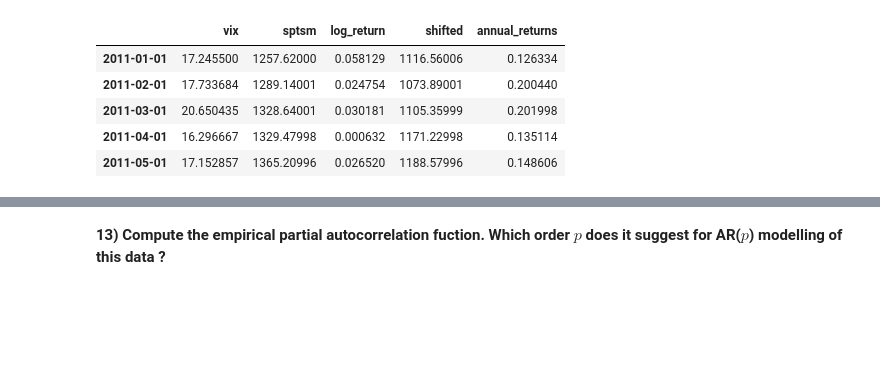
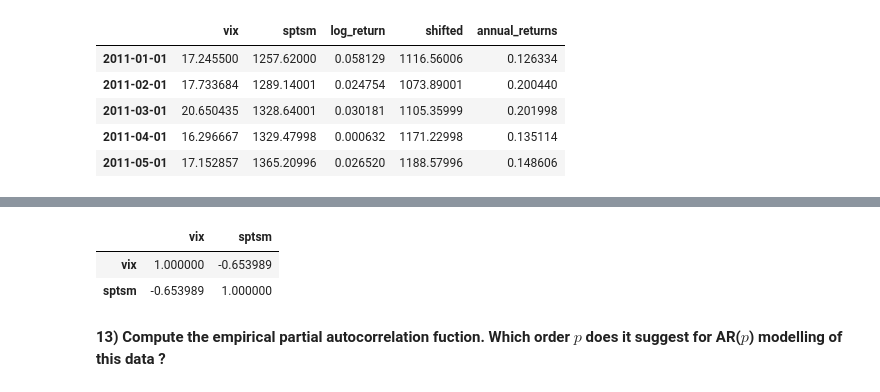
Before and after one commit to SushiFou/Time-Series---Financial-Data-, a Jupyter notebook: TP1_Time_Series_Kervella.ipynb, the cells around one changed output, grey strips where cells are left out. Cells and saved outputs as stored; diff of their text form; code cells hidden in the pictures; blank space fills up the shorter version.

```diff
--- a/TP1_Time_Series_Kervella.ipynb
+++ b/TP1_Time_Series_Kervella.ipynb
@@ -661,3 +673,9 @@ df_4.head()
+# %%
+df_4[['vix','sptsm']].corr()
+# %% [output]
+|  | vix | sptsm |
+| vix | 1.000000 | -0.653989 |
+| sptsm | -0.653989 | 1.000000 |
 # %% [markdown]
 **13) Compute the empirical partial autocorrelation fuction. Which order $p$ does it suggest for AR($p$) modelling of this data ?**
 # %% [markdown]
```
Also changed, not shown: parts of 5 cells of this notebook.
